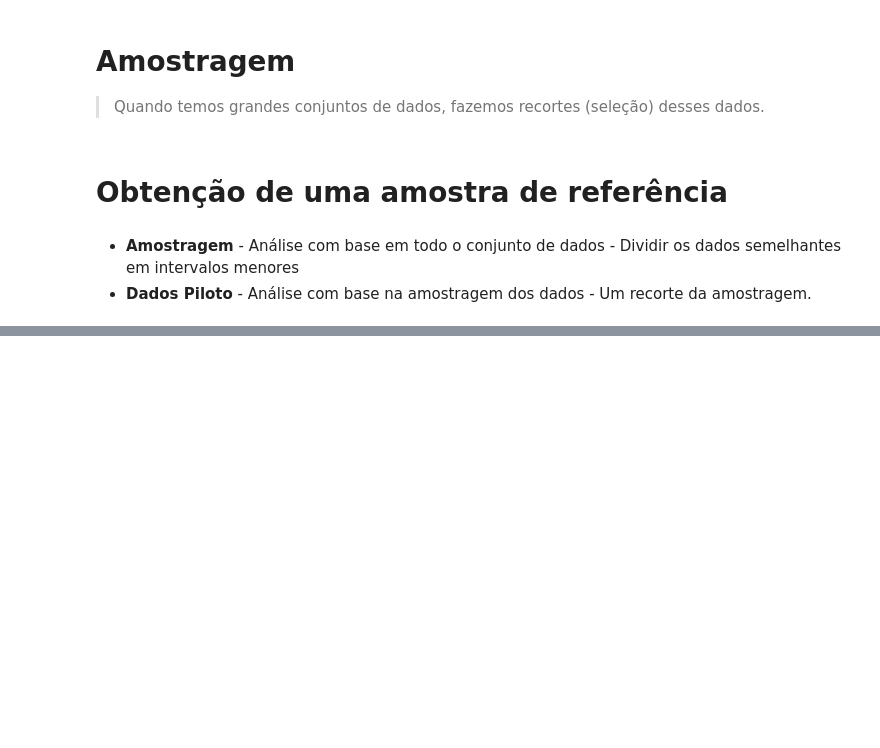
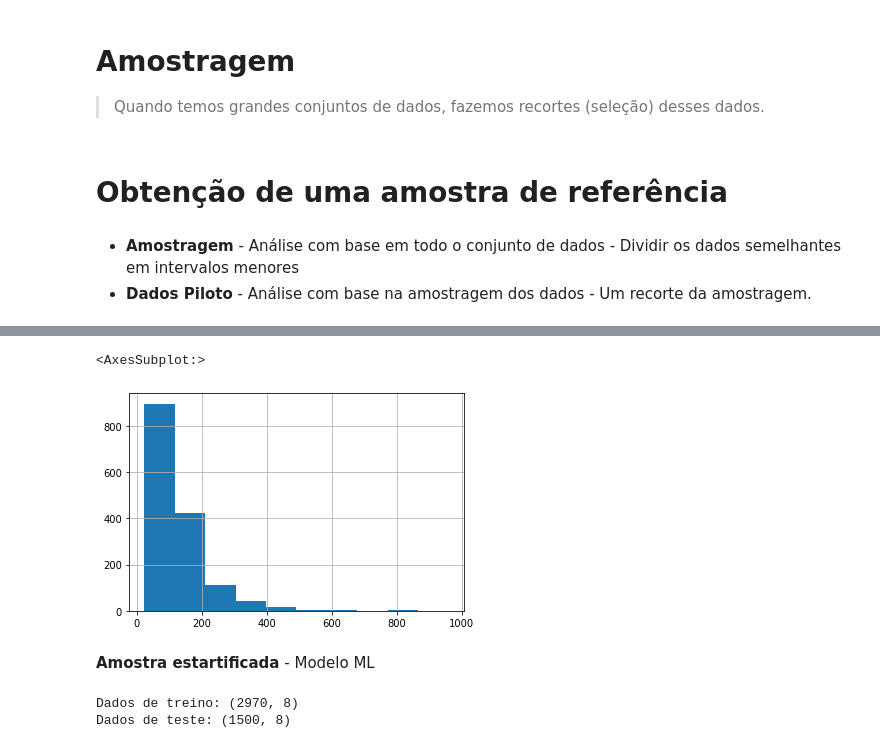
Before and after one commit to CarolineAndradeR/Python, a Jupyter notebook: amostragem.ipynb, the cells around one changed output, grey strips where cells are left out. Drawn from its saved outputs; the diff is of its cells as text; code cells hidden in the pictures; blank space fills up the shorter version.

```diff
--- a/amostragem.ipynb
+++ b/amostragem.ipynb
@@ -51,0 +105,33 @@ dados_piloto_categoria
+# %%
+#Seleção dos dados de amostragem mais orientada
+#SAMPLE - Seleção da quantidade que passamos como parametro
+dados_amostra_simples = df_dados_imoveis.sample(n=1500)
+dados_amostra_simples
+# %%
+#Visualização da distribuição dos dados com base no SAMPLE
+#BINS - Intervalo em que os dados vão ser exibidos (eixo)
+
+dados_amostra_simples['area'].hist(bins=10)
+#Imoveis com menor valor está em número maior.
+# %% [output]
+<AxesSubplot:>
+[figure, added]
+# %% [markdown]
+**Amostra estartificada** - Modelo ML
+# %%
+#model_selection - seleção de dados aleatória
+from sklearn.model_selection import train_test_split
+
+#Vai pegar apenas 1500 e o restante dos dados fica para treina o modelo
+#random_state=1245 - garatir a forma de como os dados foram escolhidos
+#stratify - grupos, garatir que todos os bairros esteja participando da amostragem
+n = 1500
+treino_amostra, teste_amostra = train_test_split(df_dados_imoveis,
+                                                 test_size = n,
+                                                 random_state=1245,
+                                                 stratify=df_dados_imoveis['bairro'])
+print(f"Dados de treino: {treino_amostra.shape}")
+print(f"Dados de teste: {teste_amostra.shape}")
+# %% [output]
+Dados de treino: (2970, 8)
+Dados de teste: (1500, 8)
```
Also changed, not shown: parts of 7 cells of this notebook.
